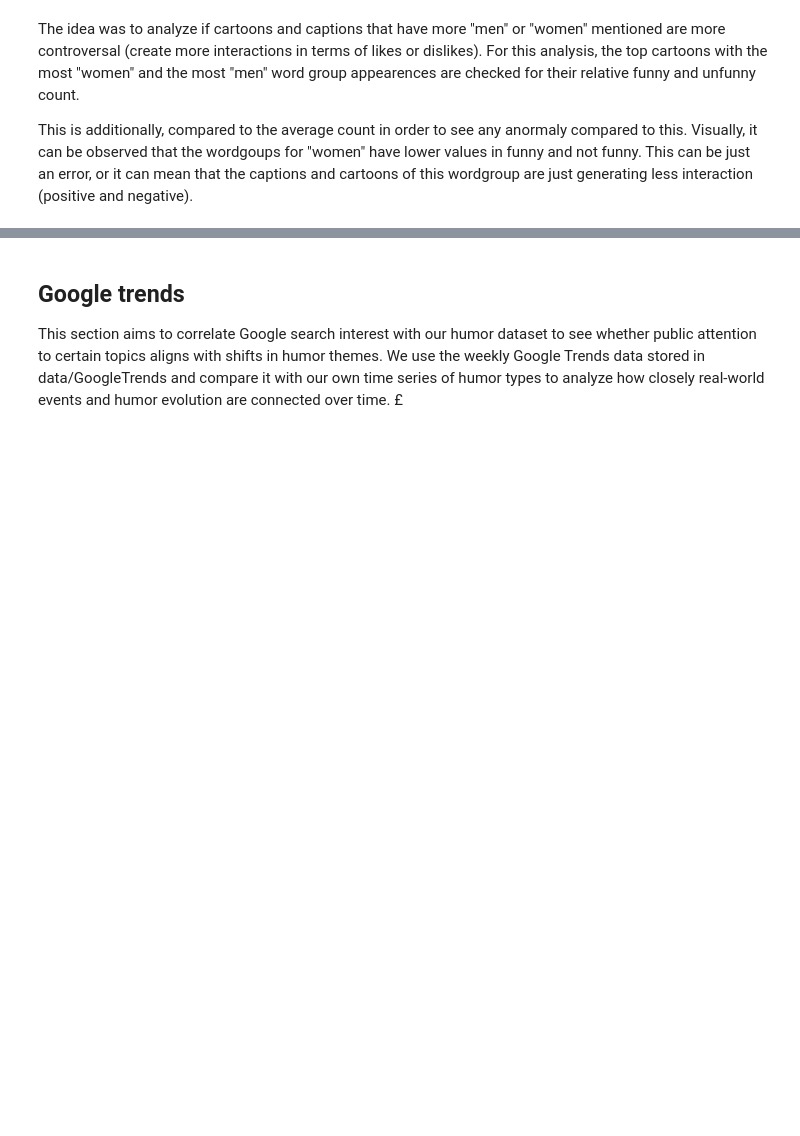
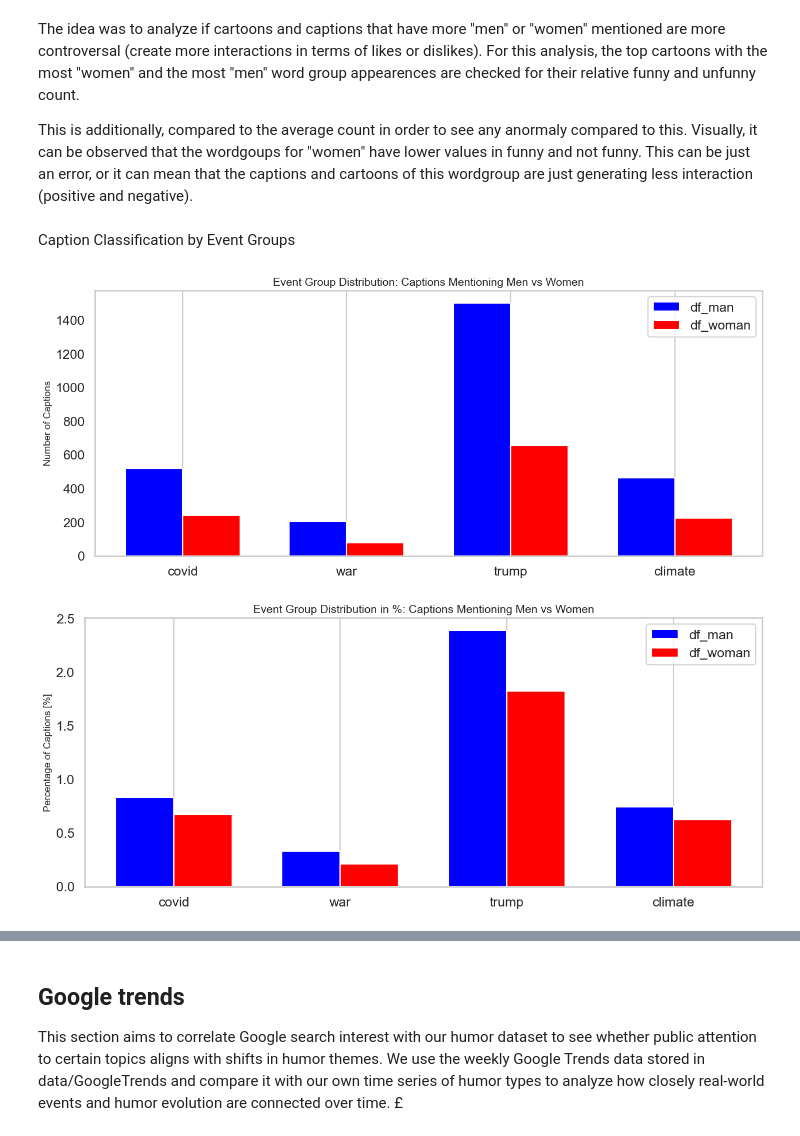
Before and after one commit to epfl-ada/ada-2025-project-data_dinosaur, a Jupyter notebook: results.ipynb, the cells around one changed output, grey strips where cells are left out. Drawn from its saved outputs; the diff is of its cells as text; code cells hidden in the pictures; blank space fills up the shorter version.

```diff
--- a/results.ipynb
+++ b/results.ipynb
@@ -95,3 +130,6 @@ Additionally, the word list for `men` is adjusted by removing any terms that ove
+# %%
+df_man = pd.read_csv('data/newyorker_caption_contest/df_man.csv')
+df_woman = pd.read_csv('data/newyorker_caption_contest/df_woman.csv')
 # %%
 #plot the counts of the word list for all the data together as a boxplot
 countdict = {
@@ -241,3 +279,5 @@ plt.show()
 The idea was to analyze if cartoons and captions that have more "men" or "women" mentioned are more controversal (create more interactions in terms of likes or dislikes). For this analysis, the top cartoons with the most "women" and the most "men" word group appearences are checked for their relative funny and unfunny count.
 
 This is additionally, compared to the average count in order to see any anormaly compared to this. Visually, it can be observed that the wordgoups for "women" have lower values in funny and not funny. This can be just an error, or it can mean that the captions and cartoons of this wordgroup are just generating less interaction (positive and negative).
+# %% [markdown]
+Caption Classification by Event Groups
@@ -243,0 +328,60 @@ This is additionally, compared to the average count in order to see any anormaly
+# %%
+df_man['event_groups'] = df_man['caption'].apply(lambda cap: classify_caption_by_groups(cap, WORD_GROUPS))
+df_woman['event_groups'] = df_woman['caption'].apply(lambda cap: classify_caption_by_groups(cap, WORD_GROUPS))
+# %%
+all_groups = list(WORD_GROUPS.keys())
+
+counts_man = {}
+counts_woman = {}
+
+for group in all_groups:
+    counts_man[group] = df_man['event_groups'].apply(
+        lambda x: group in x if isinstance(x, list) else x == group).sum()
+
+    counts_woman[group] = df_woman['event_groups'].apply(
+        lambda x: group in x if isinstance(x, list) else x == group).sum()
+
+# Comparison dataframe
+comparison_df = pd.DataFrame({'df_man': counts_man,
+                              'df_woman': counts_woman})
+
+# Calculate percentages
+total_man = len(df_man)
+total_woman = len(df_woman)
+comparison_pct = pd.DataFrame({'df_man': (comparison_df['df_man'] / total_man * 100).round(2),
+                               'df_woman': (comparison_df['df_woman'] / total_woman * 100).round(2)})
+
+# Plots
+fig, ax = plt.subplots(figsize=(15, 6))
+x = np.arange(len(all_groups))
+width = 0.35
+
+bars1 = ax.bar(x - width/2, comparison_df['df_man'], width, label='df_man', color='blue')
+bars2 = ax.bar(x + width/2, comparison_df['df_woman'], width, label='df_woman', color='red')
+
+ax.set_ylabel('Number of Captions', fontsize=12)
+ax.set_title('Event Group Distribution: Captions Mentioning Men vs Women', fontsize=14)
+ax.set_xticks(x)
+ax.set_xticklabels(all_groups)
+ax.legend()
+ax.grid(axis='y')
+plt.show()
+
+
+fig, ax = plt.subplots(figsize=(15, 6))
+x = np.arange(len(all_groups))
+width = 0.35
+
+bars1 = ax.bar(x - width/2, comparison_pct['df_man'], width, label='df_man', color='blue')
+bars2 = ax.bar(x + width/2, comparison_pct['df_woman'], width, label='df_woman', color='red')
+
+ax.set_ylabel('Percentage of Captions [%]', fontsize=12)
+ax.set_title('Event Group Distribution in %: Captions Mentioning Men vs Women', fontsize=14)
+ax.set_xticks(x)
+ax.set_xticklabels(all_groups)
+ax.legend()
+ax.grid(axis='y')
+plt.show()
+# %% [output]
+[figure, added]
+[figure, added]
```
Also changed, not shown: parts of 13 cells of this notebook, 2 other files.
